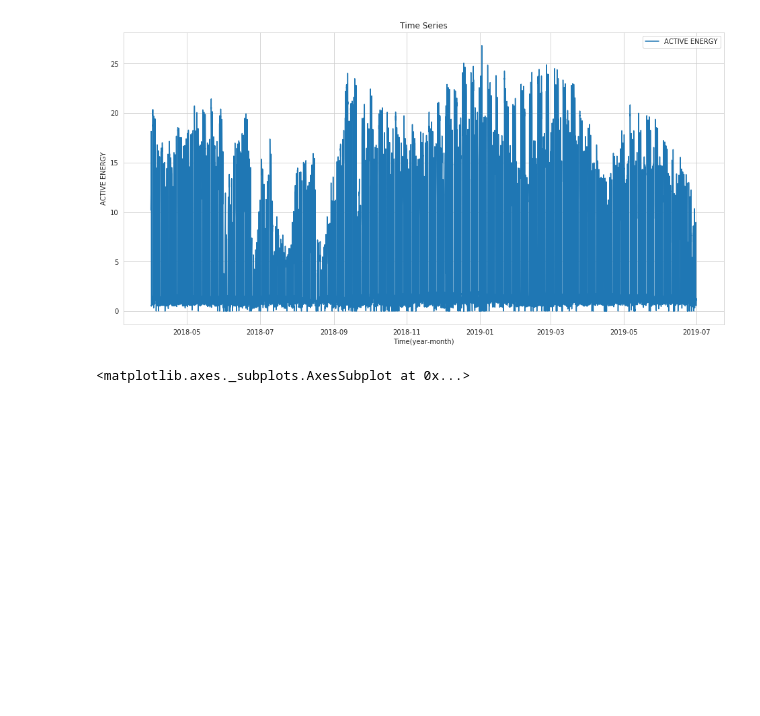
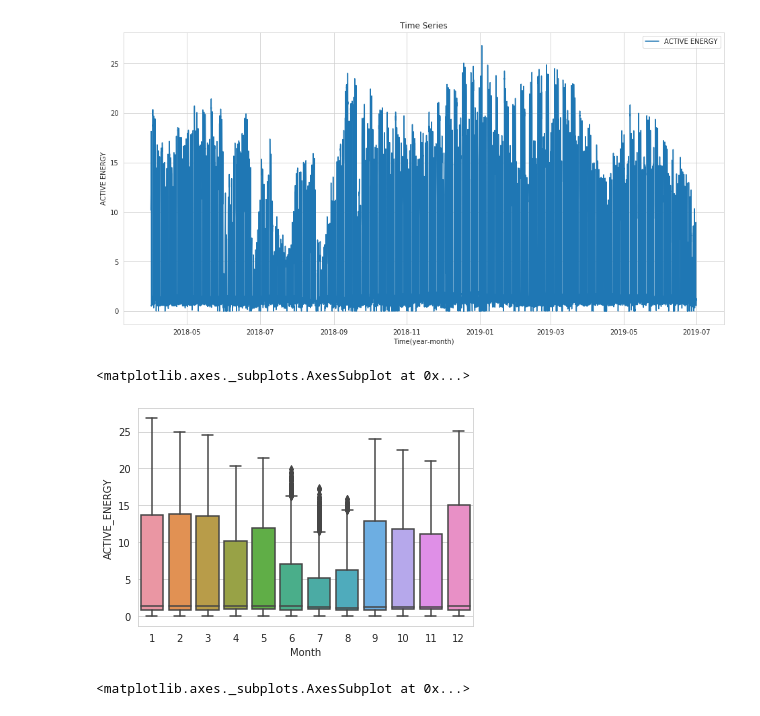
Before and after one commit to umesh2908/Machine-learning-projects, a Jupyter notebook: LSTMTimeseriesforecasting.ipynb, the cells around one changed output. Saved outputs shown, nothing was run; the diff lists cells and outputs as text; code cells hidden in the pictures; blank space fills up the shorter version.

```diff
--- a/LSTMTimeseriesforecasting.ipynb
+++ b/LSTMTimeseriesforecasting.ipynb
@@ -62,6 +62,13 @@ daily = train.resample('D').mean()
 weekly = train.resample('W').mean()
 # Converting to monthly mean
 monthly = train.resample('M').mean()
+# %%
+train['Year'] = train.index.year
+train['Month'] = train.index.month
+sns.boxplot(data=train,x='Month',y='ACTIVE_ENERGY')
+# %% [output]
+<matplotlib.axes._subplots.AxesSubplot at 0x...>
+[figure, added]
 # %%
 fig, axs = plt.subplots(4,1)
 hourly.ACTIVE_ENERGY.plot(figsize=(15,8), title= 'Hourly', fontsize=14, ax=axs[0])
```
Also changed, not shown: parts of 19 cells of this notebook.
